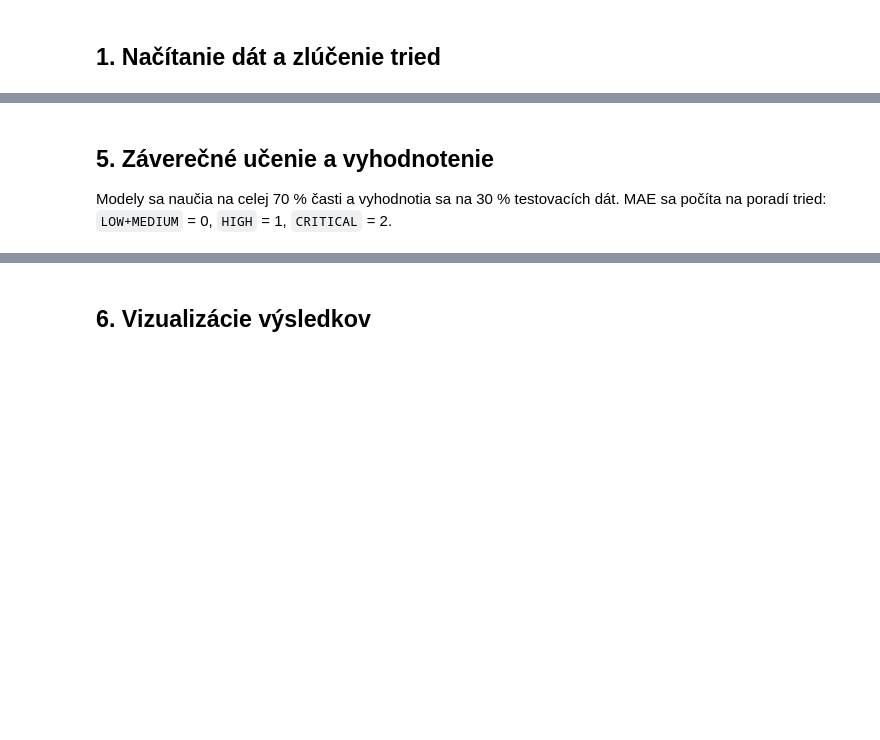
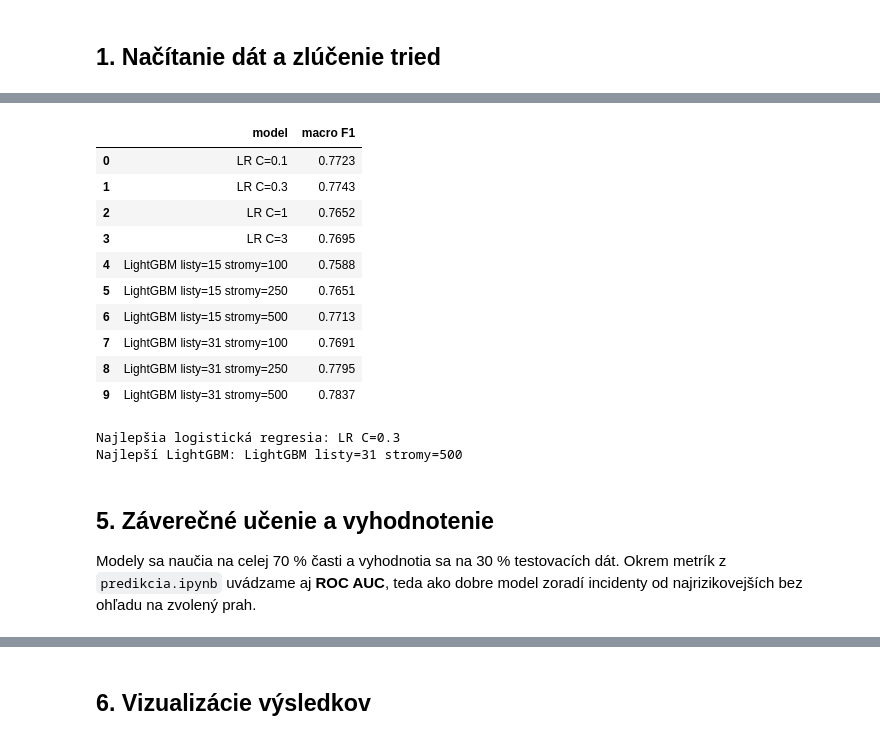
Before and after one commit to ferkopierko/predictionandprescription, a Jupyter notebook: predikcia_70_30.ipynb, the cells around one changed output, grey strips where cells are left out. Cells and saved outputs as stored; diff of their text form; code cells hidden in the pictures; blank space fills up the shorter version.

```diff
--- a/predikcia_70_30.ipynb
+++ b/predikcia_70_30.ipynb
@@ -210,4 +89,64 @@ Najlepšie num_leaves: 63 počet stromov: 277
+# %%
+def macro_f1(y_true, y_pred):
+    return f1_score(y_true, y_pred, average="macro", labels=[0, 1], zero_division=0)
+
+
+def make_logreg(C):
+    return LogisticRegression(C=C, class_weight="balanced", max_iter=3000, random_state=SEED)
+
+
+def make_lightgbm(num_leaves, n_estimators):
+    return lgb.LGBMClassifier(
+        objective="binary",
+        class_weight="balanced",
+        n_estimators=n_estimators,
+        learning_rate=0.05,
+        num_leaves=num_leaves,
+        min_child_samples=20,
+        colsample_bytree=0.5,
+        subsample=0.8,
+        subsample_freq=1,
+        reg_lambda=1.0,
+        random_state=SEED,
+        deterministic=True,
+        force_row_wise=True,
+        n_jobs=4,
+        verbosity=-1,
+    )
+
+
+candidates = {f"LR C={C}": make_logreg(C) for C in [0.1, 0.3, 1, 3]}
+candidates.update({
+    f"LightGBM listy={leaves} stromy={trees}": make_lightgbm(leaves, trees)
+    for leaves in [15, 31] for trees in [100, 250, 500]
+})
+
+rows = []
+for name, model in candidates.items():
+    pipeline = Pipeline([("features", make_features()), ("model", clone(model))]).fit(fit, fit["target"])
+    rows.append({"model": name, "macro F1": macro_f1(validation["target"], pipeline.predict(validation))})
+tuning = pd.DataFrame(rows).round(4)
+display(tuning)
+
+best_logreg = tuning[tuning["model"].str.startswith("LR")].sort_values("macro F1").iloc[-1]["model"]
+best_lightgbm = tuning[tuning["model"].str.startswith("LightGBM")].sort_values("macro F1").iloc[-1]["model"]
+print("Najlepšia logistická regresia:", best_logreg)
+print("Najlepší LightGBM:", best_lightgbm)
+# %% [output]
+|  | model | macro F1 |
+| 0 | LR C=0.1 | 0.7723 |
+| 1 | LR C=0.3 | 0.7743 |
+| 2 | LR C=1 | 0.7652 |
+| 3 | LR C=3 | 0.7695 |
+| 4 | LightGBM listy=15 stromy=100 | 0.7588 |
+| 5 | LightGBM listy=15 stromy=250 | 0.7651 |
+| 6 | LightGBM listy=15 stromy=500 | 0.7713 |
+| 7 | LightGBM listy=31 stromy=100 | 0.7691 |
+| 8 | LightGBM listy=31 stromy=250 | 0.7795 |
+| 9 | LightGBM listy=31 stromy=500 | 0.7837 |
+Najlepšia logistická regresia: LR C=0.3
+Najlepší LightGBM: LightGBM listy=31 stromy=500
 # %% [markdown]
 ## 5. Záverečné učenie a vyhodnotenie
 
-Modely sa naučia na celej 70 % časti a vyhodnotia sa na 30 % testovacích dát. MAE sa počíta na poradí tried: `LOW+MEDIUM` = 0, `HIGH` = 1, `CRITICAL` = 2.
+Modely sa naučia na celej 70 % časti a vyhodnotia sa na 30 % testovacích dát. Okrem metrík z `predikcia.ipynb` uvádzame aj **ROC AUC**, teda ako dobre model zoradí incidenty od najrizikovejších bez ohľadu na zvolený prah.
```
Also changed, not shown: parts of 21 cells of this notebook, 24 other files.
